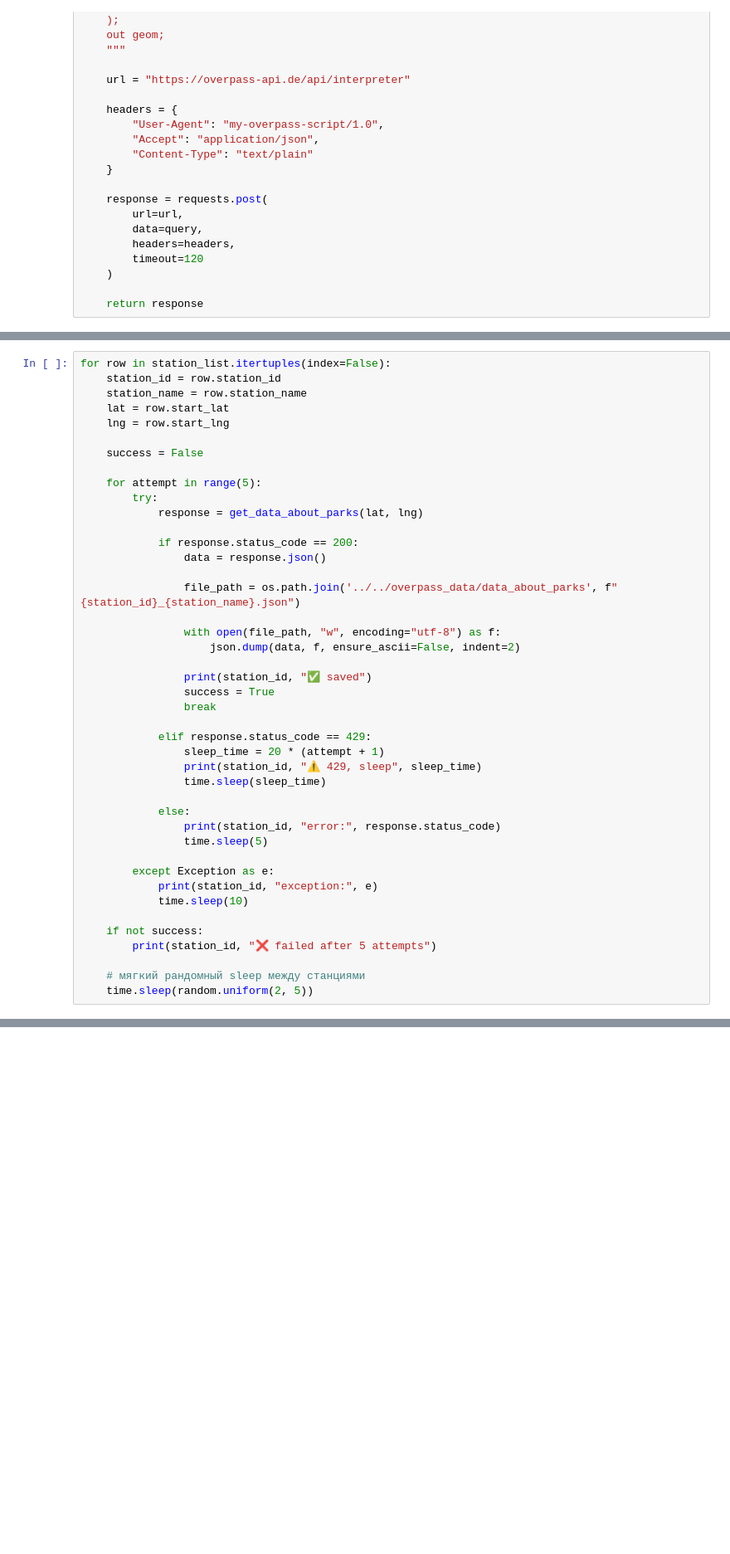
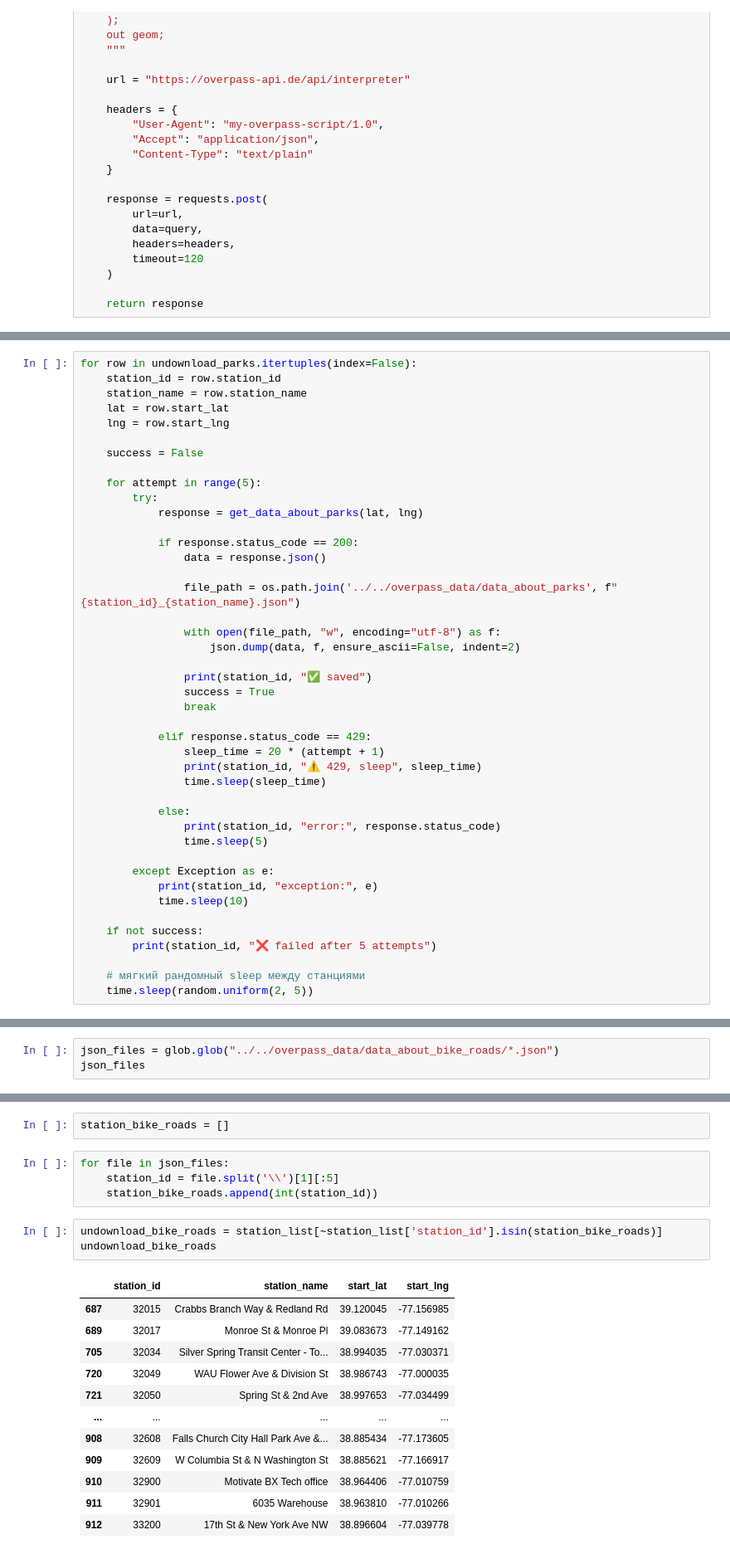
Before and after one commit to sheshukoff/analyze_bike_share, a Jupyter notebook: stages_of_analysis/2_data_collection/2_get_data_from_overpass.ipynb, the cells around one changed output, grey strips where cells are left out. Shown at 83% size. Cells and saved outputs as stored; diff of their text form; blank space fills up the shorter version.

```diff
--- a/stages_of_analysis/2_data_collection/2_get_data_from_overpass.ipynb
+++ b/stages_of_analysis/2_data_collection/2_get_data_from_overpass.ipynb
@@ -171,5 +228,5 @@ def get_data_about_parks(start_lat, start_lng, distance=300) -> requests.Respons
 # %%
-for row in station_list.itertuples(index=False):
+for row in undownload_parks.itertuples(index=False):
     station_id = row.station_id
     station_name = row.station_name
     lat = row.start_lat
@@ -232,0 +316,3 @@ KeyboardInterrupt:
+# %%
+json_files = glob.glob("../../overpass_data/data_about_bike_roads/*.json")
+json_files
@@ -232,0 +337,22 @@ KeyboardInterrupt:
+# %%
+station_bike_roads = []
+# %%
+for file in json_files:
+    station_id = file.split('\\')[1][:5]
+    station_bike_roads.append(int(station_id))
+# %%
+undownload_bike_roads = station_list[~station_list['station_id'].isin(station_bike_roads)]
+undownload_bike_roads
+# %% [output]
+|  | station_id | station_name | start_lat | start_lng |
+| 687 | 32015 | Crabbs Branch Way & Redland Rd | 39.120045 | -77.156985 |
+| 689 | 32017 | Monroe St & Monroe Pl | 39.083673 | -77.149162 |
+| 705 | 32034 | Silver Spring Transit Center - To... | 38.994035 | -77.030371 |
+| 720 | 32049 | WAU Flower Ave & Division St | 38.986743 | -77.000035 |
+| 721 | 32050 | Spring St & 2nd Ave | 38.997653 | -77.034499 |
+| ... | ... | ... | ... | ... |
+| 908 | 32608 | Falls Church City Hall Park Ave &... | 38.885434 | -77.173605 |
+| 909 | 32609 | W Columbia St & N Washington St | 38.885621 | -77.166917 |
+| 910 | 32900 | Motivate BX Tech office | 38.964406 | -77.010759 |
+| 911 | 32901 | 6035 Warehouse | 38.963810 | -77.010266 |
+| 912 | 33200 | 17th St & New York Ave NW | 38.896604 | -77.039778 |
```
Also changed, not shown: parts of 32 cells of this notebook.
